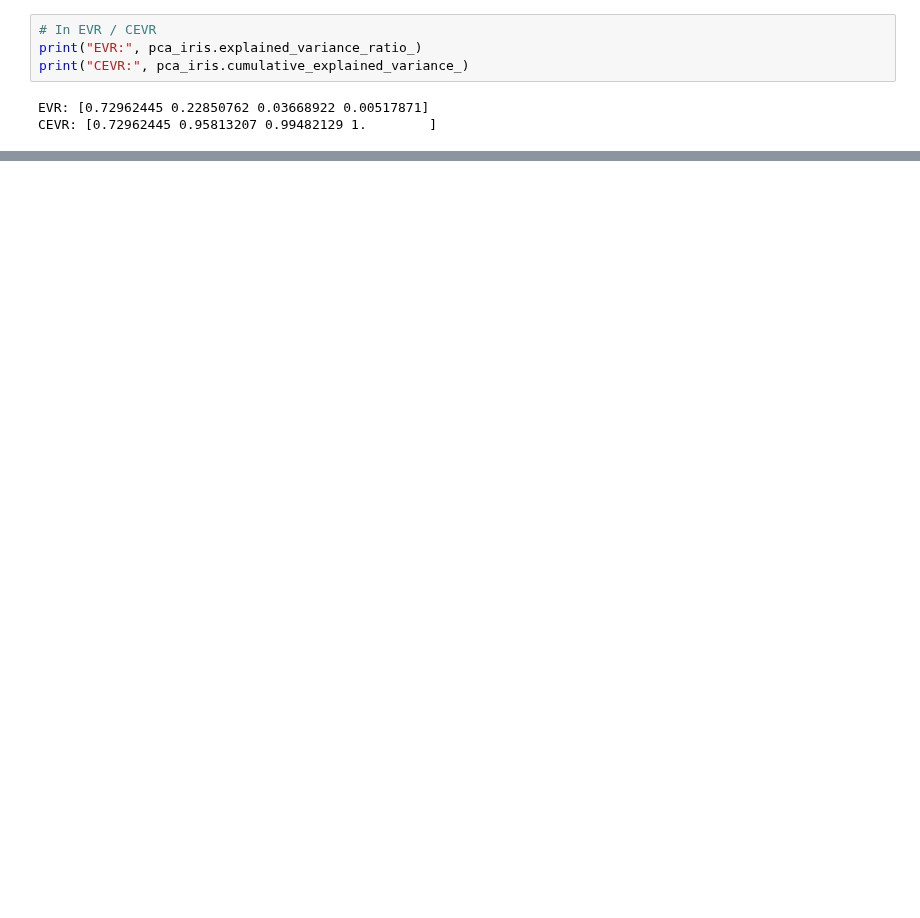
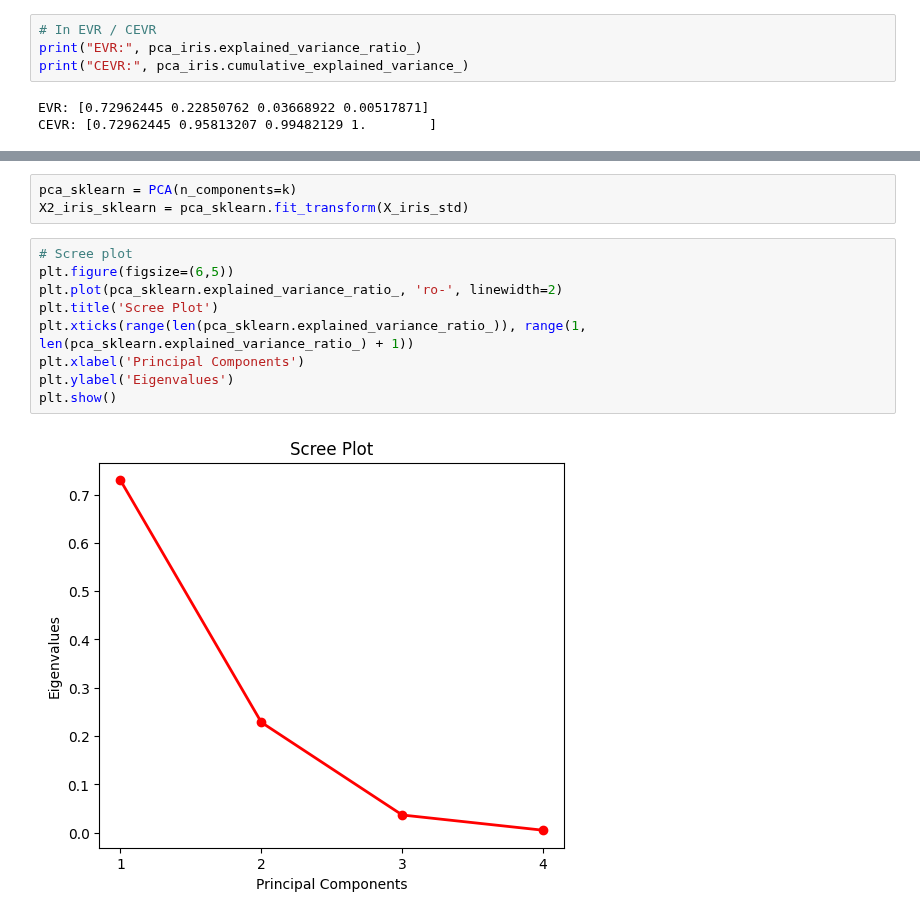
Before and after one commit to khoaoe/HCMUS-MathAI-Lab2-PCAAndClustering, a Jupyter notebook: PCA/pca.ipynb, the cells around one changed output, grey strips where cells are left out. Saved outputs shown, nothing was run; the diff lists cells and outputs as text; blank space fills up the shorter version.

```diff
--- a/PCA/pca.ipynb
+++ b/PCA/pca.ipynb
@@ -91,0 +96,14 @@ CEVR: [0.72962445 0.95813207 0.99482129 1.        ]
+# %%
+pca_sklearn = PCA(n_components=k)
+X2_iris_sklearn = pca_sklearn.fit_transform(X_iris_std)
+# %%
+# Scree plot
+plt.figure(figsize=(6,5))
+plt.plot(pca_sklearn.explained_variance_ratio_, 'ro-', linewidth=2)
+plt.title('Scree Plot')
+plt.xticks(range(len(pca_sklearn.explained_variance_ratio_)), range(1, len(pca_sklearn.explained_variance_ratio_) + 1))
+plt.xlabel('Principal Components')
+plt.ylabel('Eigenvalues')
+plt.show()
+# %% [output]
+[figure, added]
```
Also changed, not shown: parts of 8 cells of this notebook.
